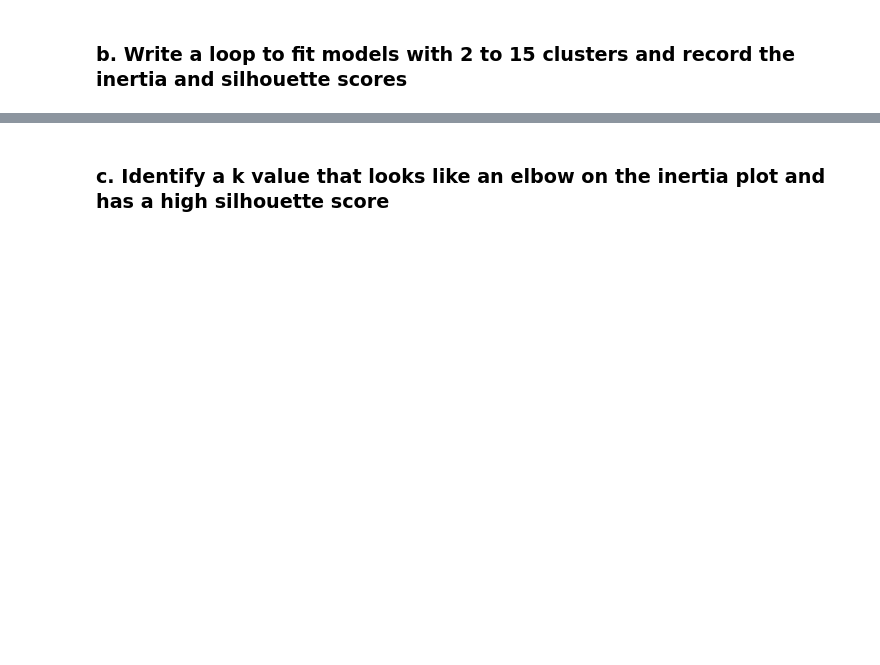
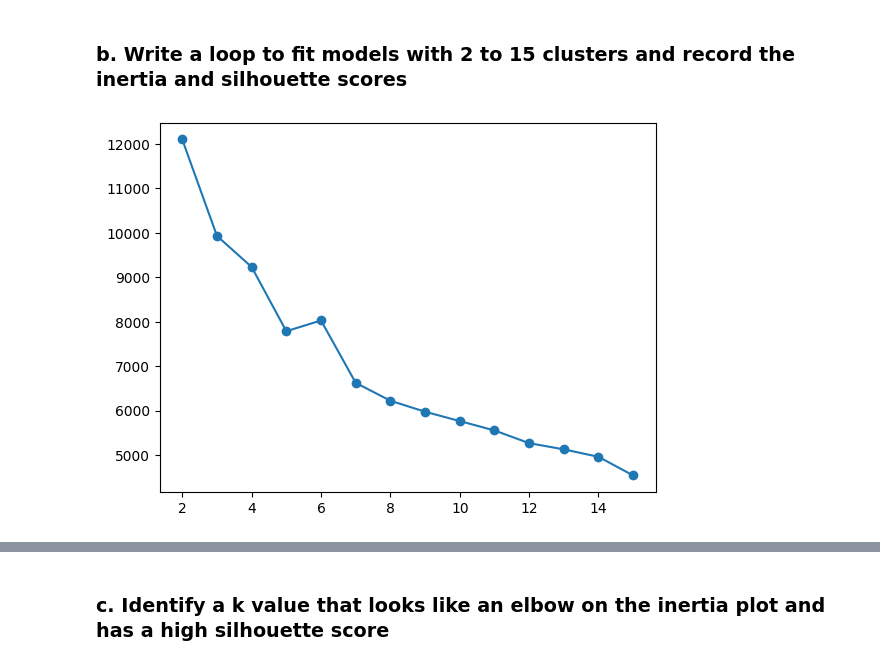
Before and after one commit to hummetova-gunay/Unsupervised_Learning, a Jupyter notebook: Python Unsupervised Learning/Course Assignment Notebooks/section11_final_project.ipynb, the cells around one changed output, grey strips where cells are left out. Saved outputs shown, nothing was run; the diff lists cells and outputs as text; code cells hidden in the pictures; blank space fills up the shorter version.

Commit message:
Clustering with KMeans round 1

```diff
--- a/Python Unsupervised Learning/Course Assignment Notebooks/section11_final_project.ipynb
+++ b/Python Unsupervised Learning/Course Assignment Notebooks/section11_final_project.ipynb
@@ -315,3 +315,7 @@ Let's segment the employees using K-Means clustering.
 ### a. Standardize the data
 # %%
 # scale the data using standardization
+from sklearn.preprocessing import StandardScaler
+std = StandardScaler()
+data_std = pd.DataFrame(std.fit_transform(df_model), columns=df_model.columns)
+data_std
@@ -321,7 +350,21 @@ Let's segment the employees using K-Means clustering.
 ### b. Write a loop to fit models with 2 to 15 clusters and record the inertia and silhouette scores
 # %%
 # import kmeans and write a loop to fit models with 2 to 15 clusters
+from sklearn.cluster import KMeans
+inertia_values =[]
+
+for i in range(2,16):
+    kmeans = KMeans(n_clusters=i, n_init='auto', random_state=42)
+    kmeans.fit(data_std)
+    inertia_values.append(kmeans.inertia_)
 # %%
 # plot the inertia values
+import matplotlib.pyplot as plt
+
+inertia_series = pd.Series(inertia_values, index= range(2,16))
+inertia_series.plot(marker= 'o')
+plt.show()
+# %% [output]
+[figure, added]
 # %%
 # plot the silhouette scores
```
Also changed, not shown: parts of 10 cells of this notebook.
